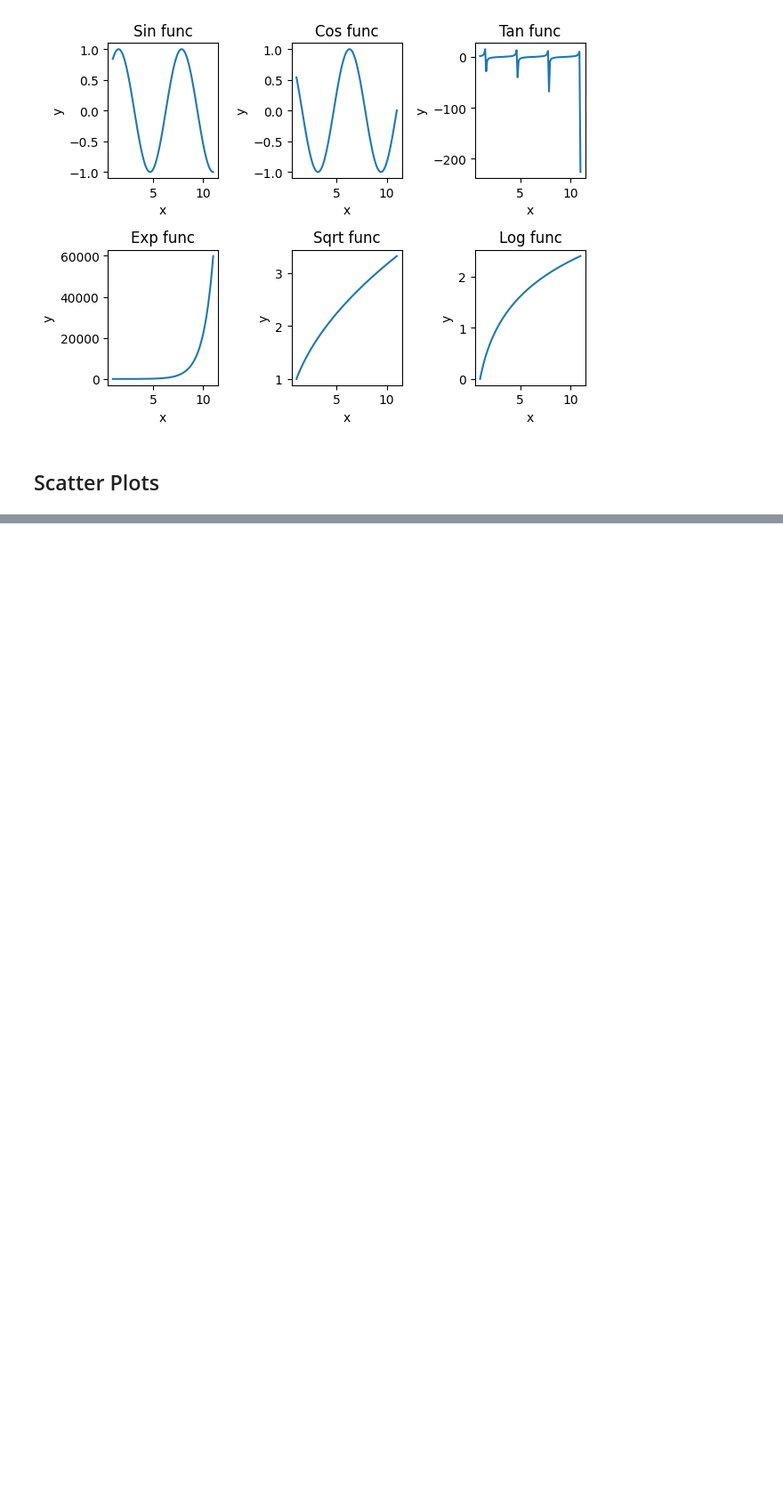
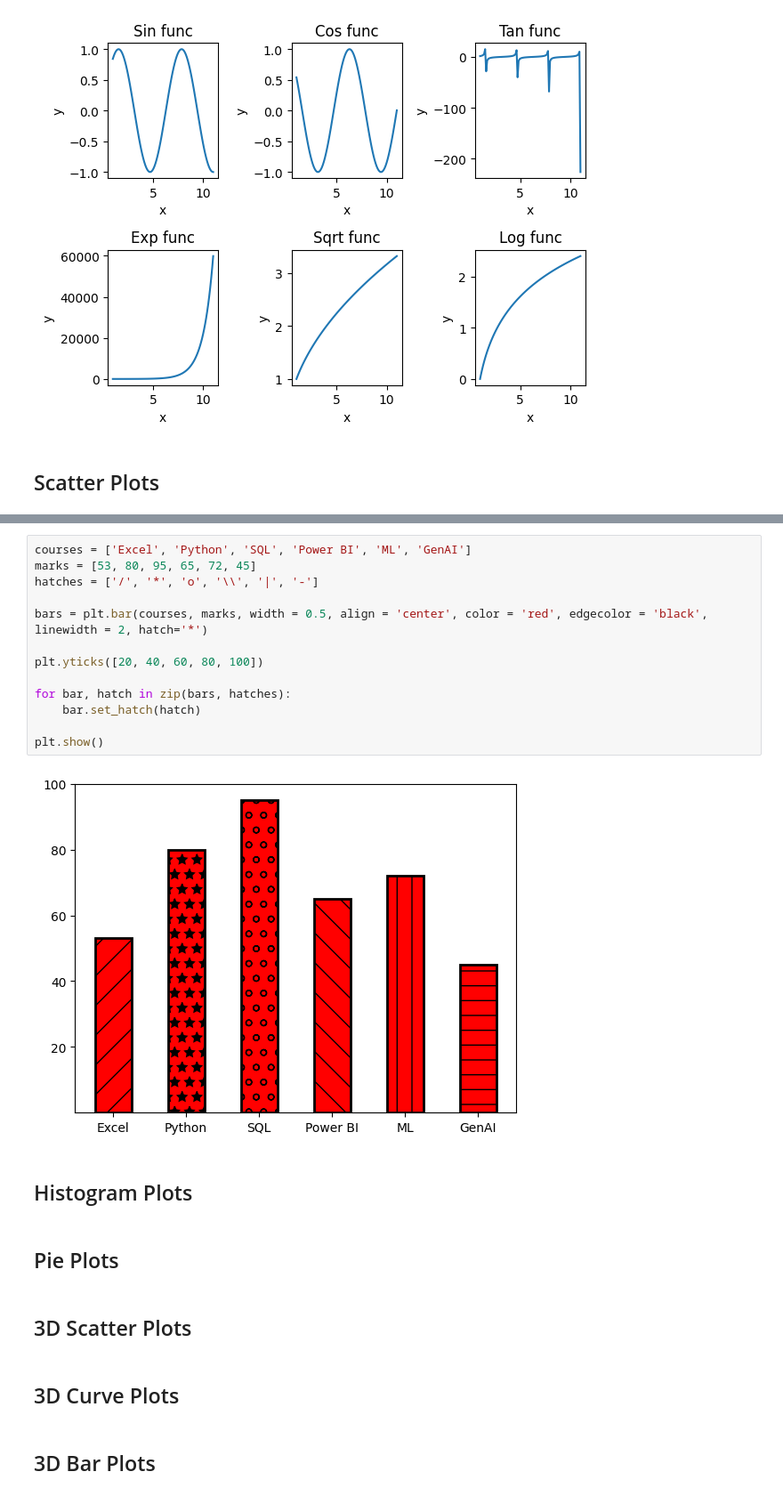
Before and after one commit to ananya-codes-data/Learning-Python, a Jupyter notebook: matplotlib.ipynb, the cells around one changed output, grey strips where cells are left out. Shown at 89% size. Saved outputs shown, nothing was run; the diff lists cells and outputs as text; blank space fills up the shorter version.

```diff
--- a/matplotlib.ipynb
+++ b/matplotlib.ipynb
@@ -216,0 +246,25 @@ plt.show()
+# %%
+courses = ['Excel', 'Python', 'SQL', 'Power BI', 'ML', 'GenAI']
+marks = [53, 80, 95, 65, 72, 45]
+hatches = ['/', '*', 'o', '\\', '|', '-']
+
+bars = plt.bar(courses, marks, width = 0.5, align = 'center', color = 'red', edgecolor = 'black', linewidth = 2, hatch='*')
+
+plt.yticks([20, 40, 60, 80, 100])
+
+for bar, hatch in zip(bars, hatches):
+    bar.set_hatch(hatch)
+
+plt.show()
+# %% [output]
+[figure, added]
+# %% [markdown]
+## Histogram Plots
+# %% [markdown]
+## Pie Plots
+# %% [markdown]
+## 3D Scatter Plots
+# %% [markdown]
+## 3D Curve Plots
+# %% [markdown]
+## 3D Bar Plots
```
Also changed, not shown: parts of 10 cells of this notebook.
